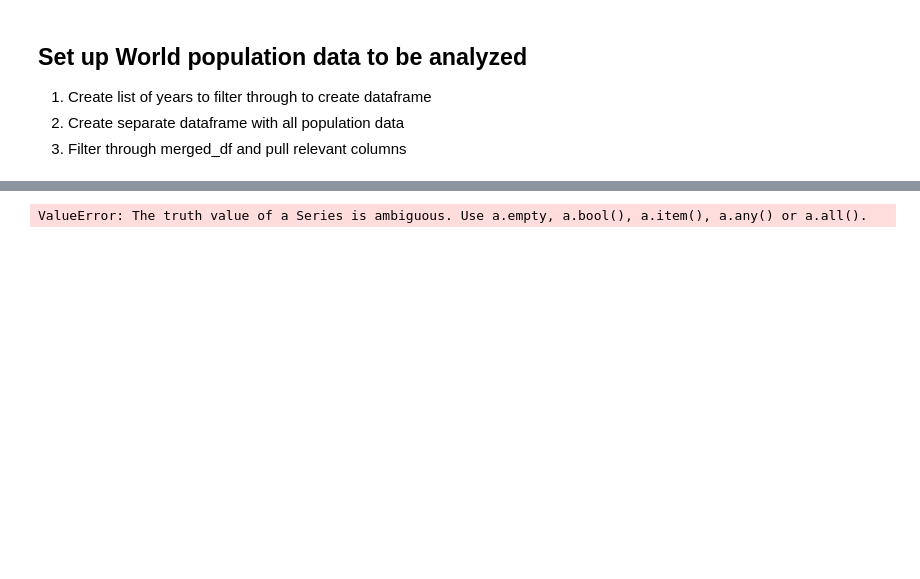
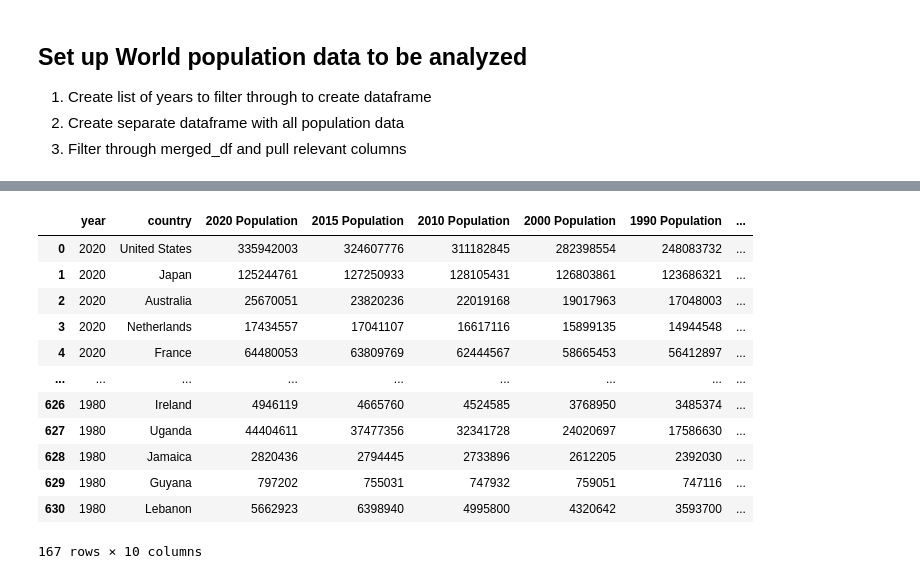
Before and after one commit to ncmoliver/olympic_analysis, a Jupyter notebook: olympic_analysis.ipynb, the cells around one changed output, grey strips where cells are left out. Cells and saved outputs as stored; diff of their text form; code cells hidden in the pictures; blank space fills up the shorter version.

```diff
--- a/olympic_analysis.ipynb
+++ b/olympic_analysis.ipynb
@@ -507,7 +486,7 @@ plt.show()
 # Set up world population
 pop_dict = {}
 pop_years = [2020, 2015, 2010, 2000, 1990, 1980, 1970]
-filtered_df = pd.DataFrame()
-world_population = data[['2020 Population', '2015 Population', '2010 Population',
+world_population = data[['year','country', '2020 Population', '2015 Population', '2010 Population',
        '2000 Population', '1990 Population', '1980 Population',
-       '1970 Population']].copy()
+       '1970 Population', 'total']].copy()
+world_population.head()
@@ -514,8 +500,17 @@ world_population = data[['2020 Population', '2015 Population', '2010 Population'
-# %%
-for year in pop_years:
-    if year == merged_global_df['year']:
-        matching_rows = merged_global_df[merged_global_df['year'] == year]
-        filtered_df = pd.concat([filtered_df, matching_rows]).reset_index()
-filtered_df
-# %% [output]
-ValueError: The truth value of a Series is ambiguous. Use a.empty, a.bool(), a.item(), a.any() or a.all().
+# %%
+filtered_data = world_population.loc[world_population['year'].isin(pop_years)].copy()
+filtered_data
+# %% [output]
+|  | year | country | 2020 Population | 2015 Population | 2010 Population | 2000 Population | 1990 Population | ... |
+| 0 | 2020 | United States | 335942003 | 324607776 | 311182845 | 282398554 | 248083732 | ... |
+| 1 | 2020 | Japan | 125244761 | 127250933 | 128105431 | 126803861 | 123686321 | ... |
+| 2 | 2020 | Australia | 25670051 | 23820236 | 22019168 | 19017963 | 17048003 | ... |
+| 3 | 2020 | Netherlands | 17434557 | 17041107 | 16617116 | 15899135 | 14944548 | ... |
+| 4 | 2020 | France | 64480053 | 63809769 | 62444567 | 58665453 | 56412897 | ... |
+| ... | ... | ... | ... | ... | ... | ... | ... | ... |
+| 626 | 1980 | Ireland | 4946119 | 4665760 | 4524585 | 3768950 | 3485374 | ... |
+| 627 | 1980 | Uganda | 44404611 | 37477356 | 32341728 | 24020697 | 17586630 | ... |
+| 628 | 1980 | Jamaica | 2820436 | 2794445 | 2733896 | 2612205 | 2392030 | ... |
+| 629 | 1980 | Guyana | 797202 | 755031 | 747932 | 759051 | 747116 | ... |
+| 630 | 1980 | Lebanon | 5662923 | 6398940 | 4995800 | 4320642 | 3593700 | ... |
+167 rows × 10 columns
```
Also changed, not shown: parts of 6 cells of this notebook, 2 other files.
